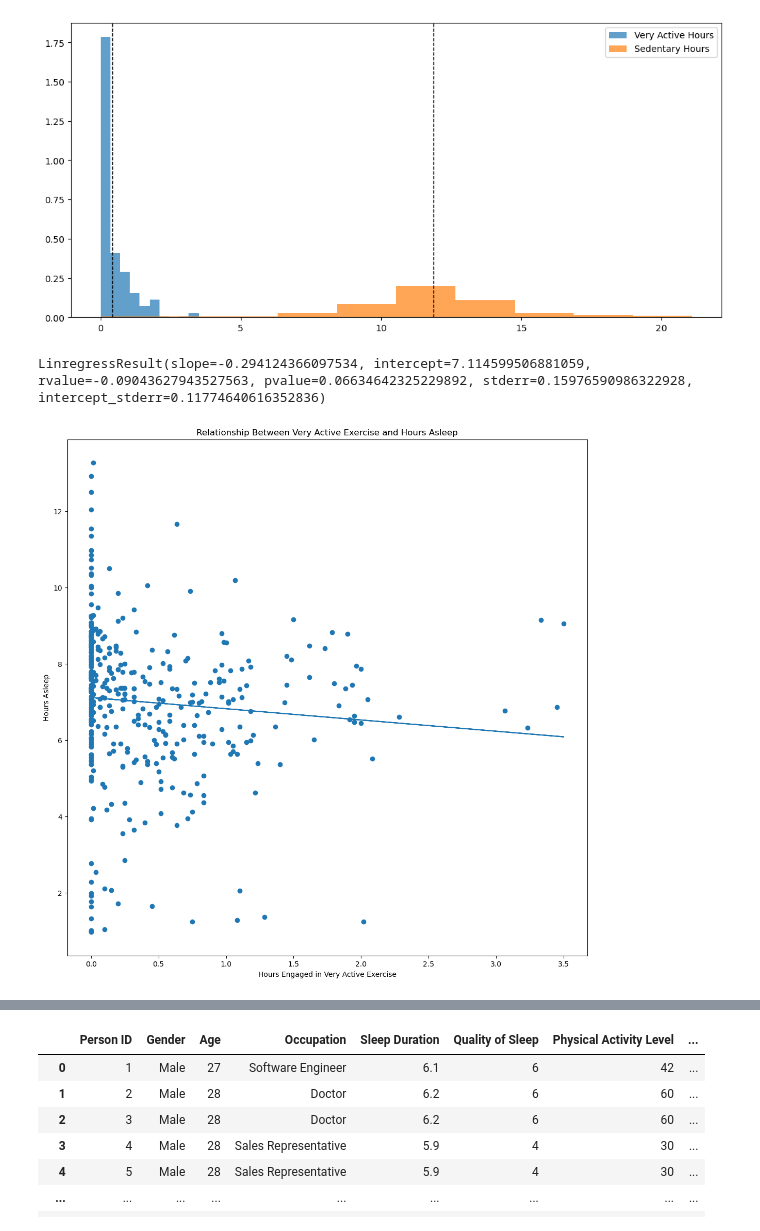
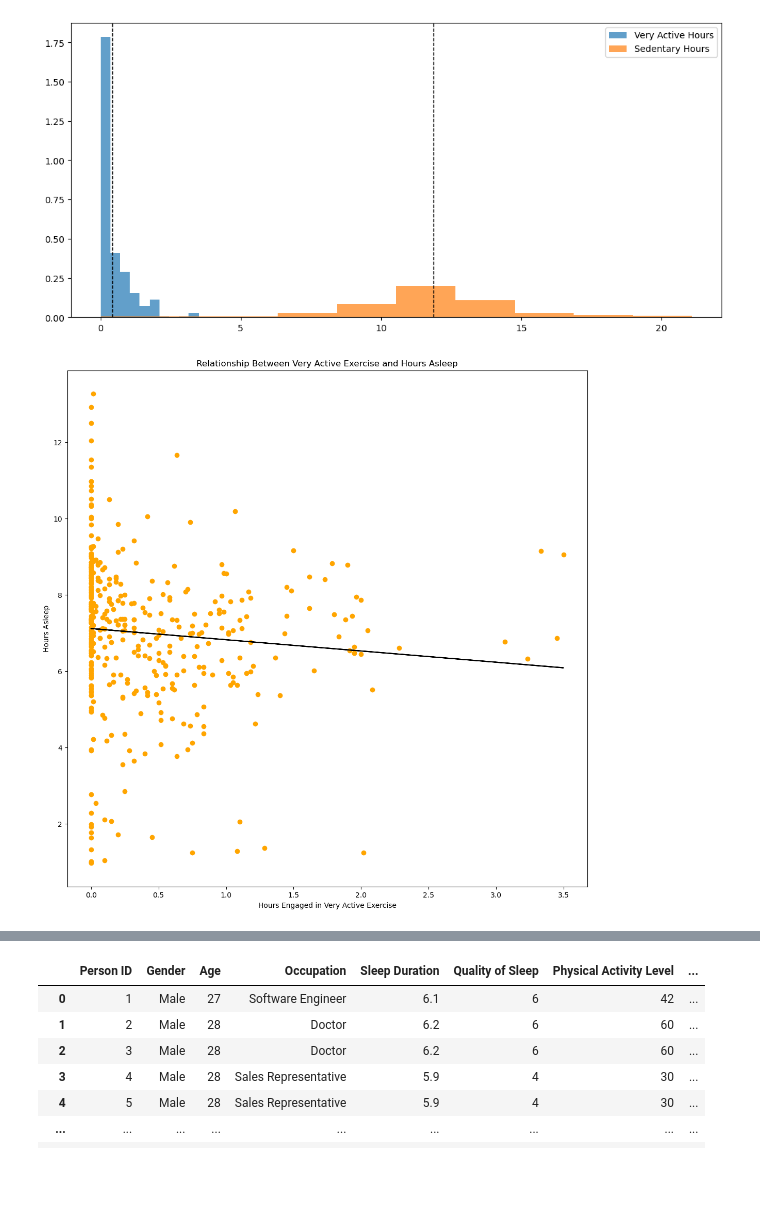
Before and after one commit to nicholaishaw/sleep-and-health-project, a Jupyter notebook: DataCleaning_Notebook.ipynb, the cells around one changed output, grey strips where cells are left out. Saved outputs shown, nothing was run; the diff lists cells and outputs as text; code cells hidden in the pictures; blank space fills up the shorter version.

```diff
--- a/DataCleaning_Notebook.ipynb
+++ b/DataCleaning_Notebook.ipynb
@@ -126,4 +126,5 @@ merged_df
 | 412 | 8792009665 | 5/4/2016 | 2283 | 1.46 | 1.46 | 0.0 | ... |
 413 rows × 21 columns
 # %%
-merged_df = merged_df[merged_df["VeryActiveHours"]]
+merged_df["FairlyActiveHours"] = merged_df["FairlyActiveMinutes"]/60
+merged_df
@@ -129,0 +145,3 @@ merged_df = merged_df[merged_df["VeryActiveHours"]]
+# %%
+merged_df["LightlyActiveHours"] = merged_df["LightlyActiveMinutes"]/60
+merged_df
@@ -158,18 +190,19 @@ plt.show()
 # %%
 #Linear Regression for Very Active Minutes
 
 slope_active = -0.294124366097534
 x_active = very_active
 intercept_active = 7.114599506881059
 Best_Fit_Line_active = slope_active*x_active + intercept_active
 
-plt.scatter(very_active, asleep, label="Very Active Hours")
-plt.plot(very_active, Best_Fit_Line_active)
+plt.scatter(very_active, asleep, color = "orange", label="Very Active Hours")
+plt.plot(very_active, Best_Fit_Line_active, color = "k")
 plt.xlabel("Hours Engaged in Very Active Exercise")
 plt.ylabel("Hours Asleep")
 plt.title("Relationship Between Very Active Exercise and Hours Asleep")
 st.pearsonr(very_active, asleep)
 st.linregress(very_active, asleep)
+
+plt.savefig('Relationship Between Very Active Exercise and Hours Asleep', bbox_inches='tight')
 # %% [output]
-LinregressResult(slope=-0.294124366097534, intercept=7.114599506881059, rvalue=-0.09043627943527563, pvalue=0.06634642325229892, stderr=0.15976590986322928, intercept_stderr=0.11774640616352836)
-[figure, old version]
+[figure, new version]
```
Also changed, not shown: parts of 9 cells of this notebook, 9 other files.
